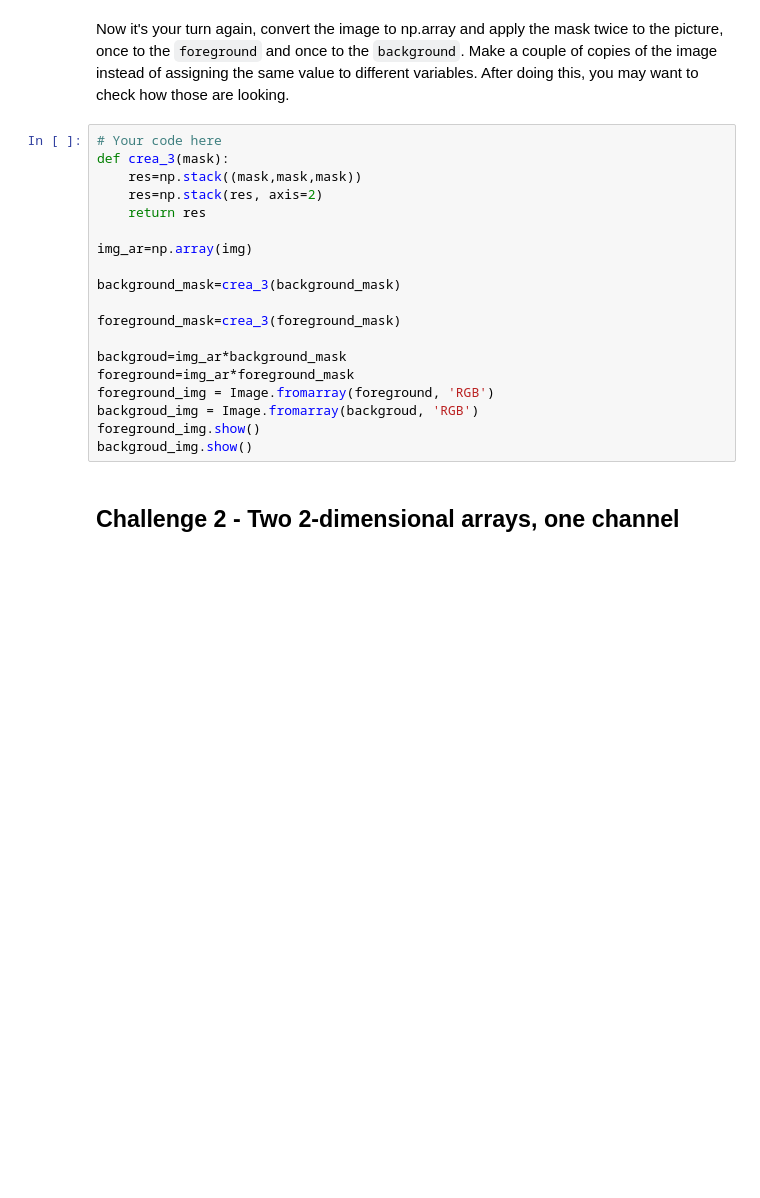
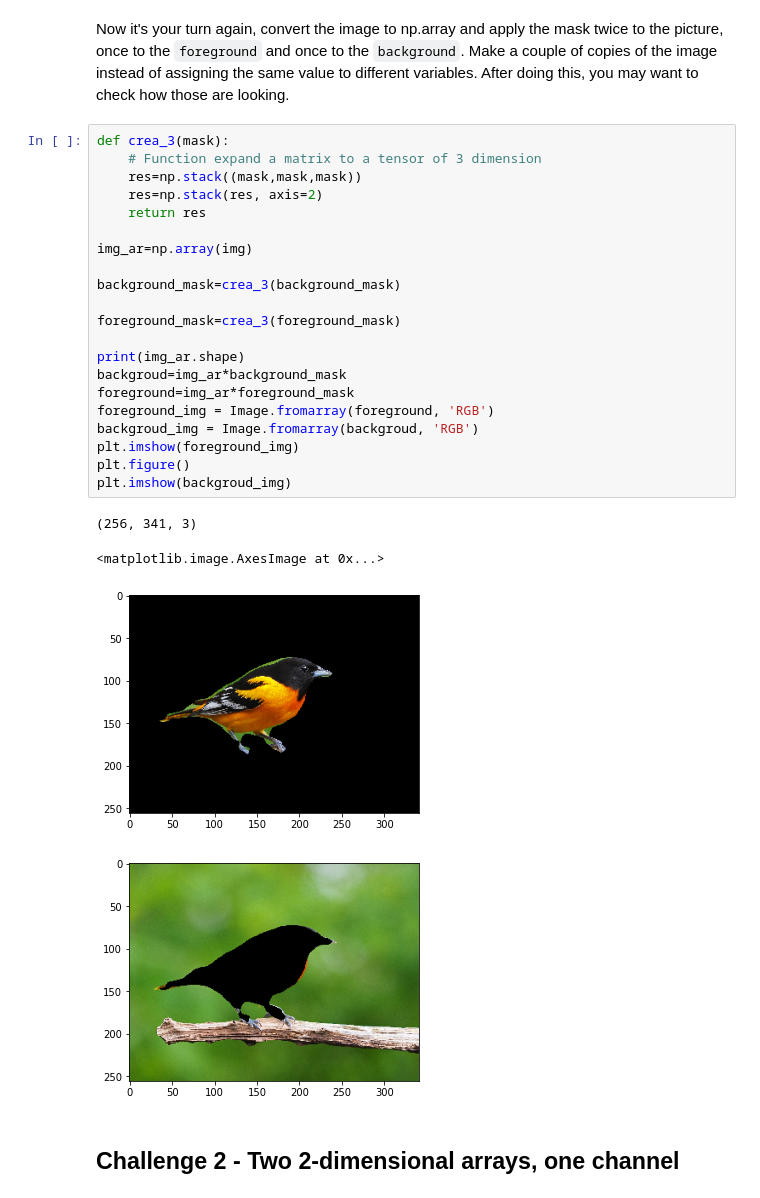
Before and after one commit to yuvtorres/lab-image-segmentation, a Jupyter notebook: main.ipynb, the cells around one changed output. Saved outputs shown, nothing was run; the diff lists cells and outputs as text; blank space fills up the shorter version.

```diff
--- a/main.ipynb
+++ b/main.ipynb
@@ -85,24 +88,31 @@ foreground_mask = np.any(mask != [0, 0, 0], axis=-1)
 # %% [markdown]
 Now it's your turn again, convert the image to np.array and apply the mask twice to the picture, once to the `foreground` and once to the `background`. Make a couple of copies of the image instead of assigning the same value to different variables. After doing this, you may want to check how those are looking.
 # %%
-# Your code here
 def crea_3(mask):
+    # Function expand a matrix to a tensor of 3 dimension
     res=np.stack((mask,mask,mask))
     res=np.stack(res, axis=2)
     return res
 
 img_ar=np.array(img)
 
 background_mask=crea_3(background_mask)
 
 foreground_mask=crea_3(foreground_mask)
 
+print(img_ar.shape)
 backgroud=img_ar*background_mask
 foreground=img_ar*foreground_mask
 foreground_img = Image.fromarray(foreground, 'RGB')
 backgroud_img = Image.fromarray(backgroud, 'RGB')
-foreground_img.show()
-backgroud_img.show()
+plt.imshow(foreground_img)
+plt.figure()
+plt.imshow(backgroud_img)
+# %% [output]
+(256, 341, 3)
+<matplotlib.image.AxesImage at 0x...>
+[figure, added]
+[figure, added]
 # %% [markdown]
 ## Challenge 2 - Two 2-dimensional arrays, one channel
 # %% [markdown]
```
Also changed, not shown: parts of 14 cells of this notebook.
